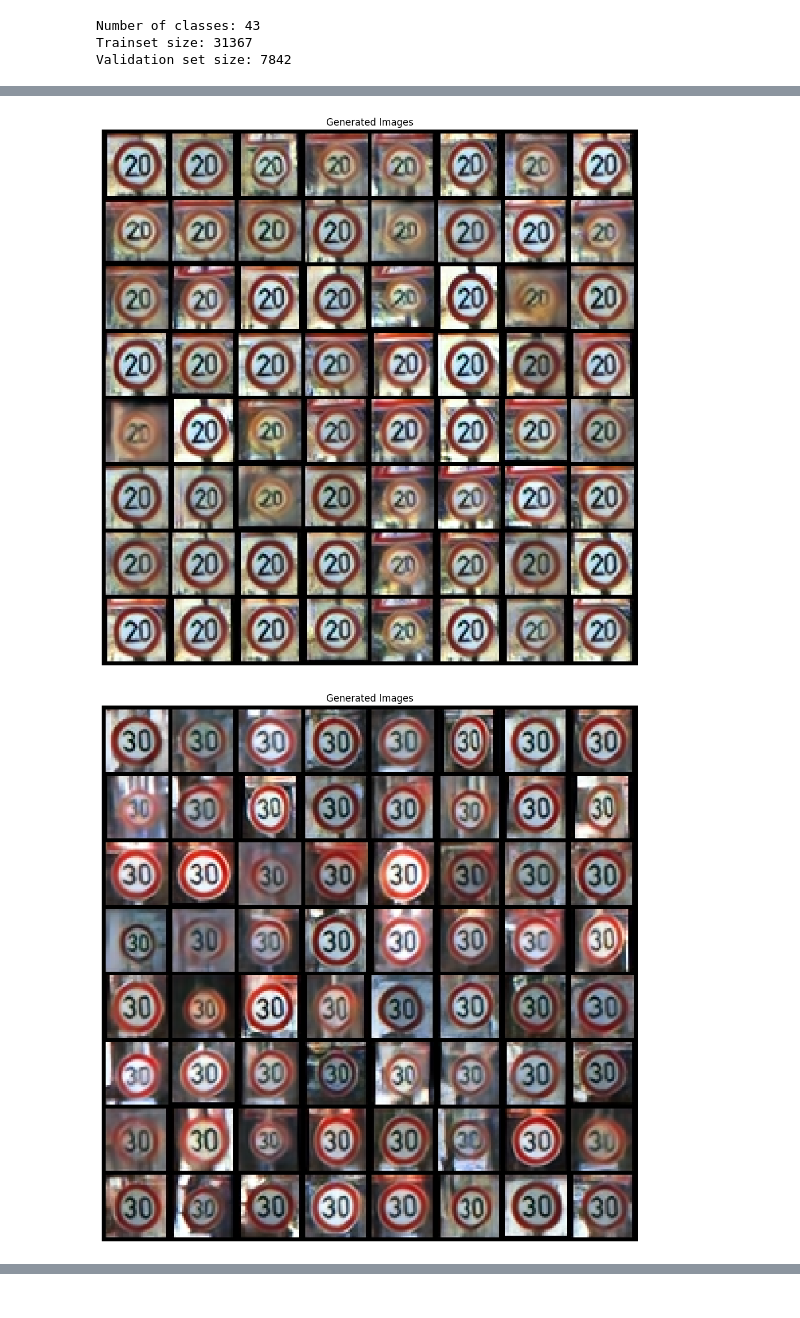
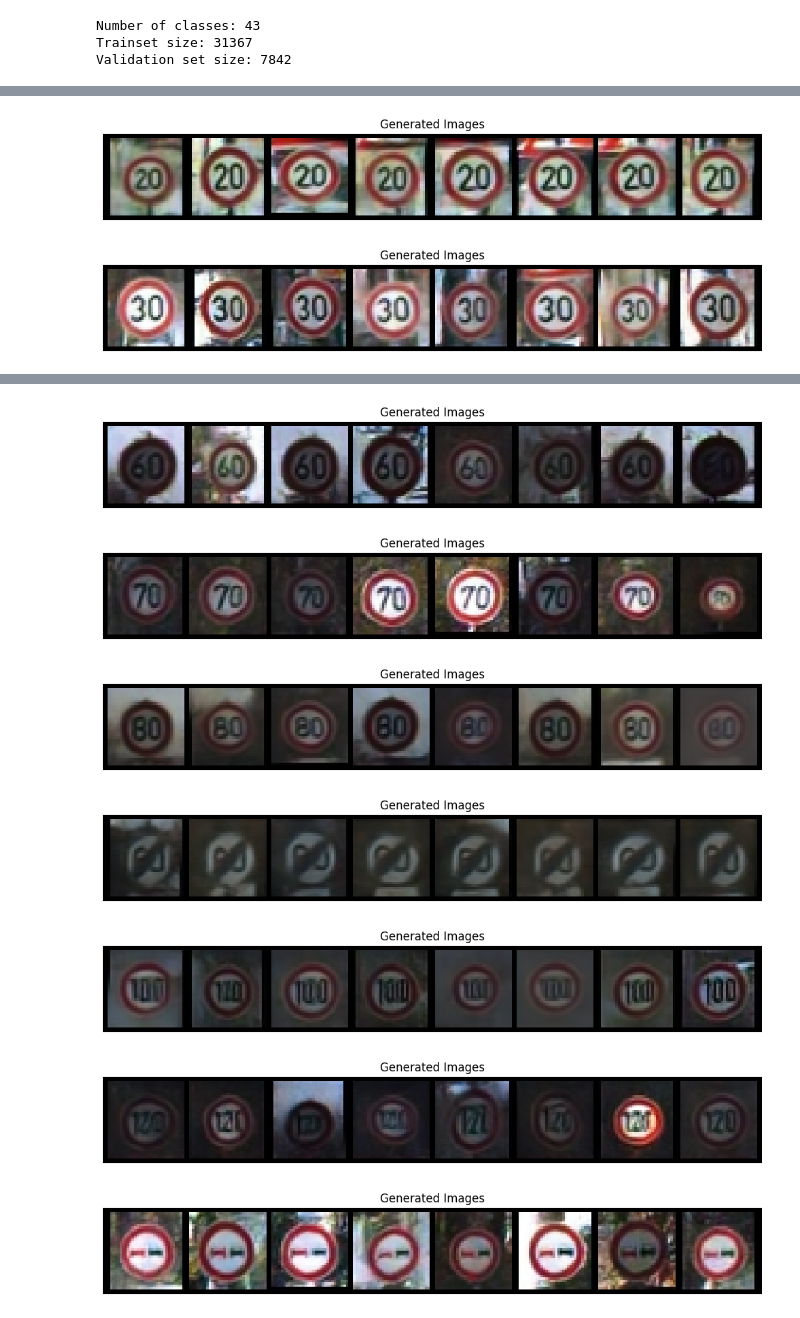
Before and after one commit to SebastianBoteroLeonik/SSNE_miniprojekt4, a Jupyter notebook: sroda_BoteroLeonikSebastian_JedrychAdrian.ipynb, the cells around one changed output, grey strips where cells are left out. Cells and saved outputs as stored; diff of their text form; code cells hidden in the pictures.

```diff
--- a/sroda_BoteroLeonikSebastian_JedrychAdrian.ipynb
+++ b/sroda_BoteroLeonikSebastian_JedrychAdrian.ipynb
@@ -263,16 +284,16 @@ def corrupt(x, amount):
     amount = amount.view(-1, 1, 1, 1) # Sort shape so broadcasting works
     return x*(1-amount) + noise*amount
 # %%
-# 1. Initialize Network and Optimizer
 net = ImprovedUNet(num_classes=num_classes).to(device)
+# net = net.to(memory_format=torch.channels_last)
+# net = torch.compile(net)
 loss_fn = nn.MSELoss()
 
-# We can use a slightly higher max learning rate because the scheduler warms up safely
-max_lr = 5e-4
+max_lr = 2e-3
+# opt = torch.optim.AdamW(net.parameters(), lr=max_lr, weight_decay=1e-4, fused=True)
 opt = torch.optim.AdamW(net.parameters(), lr=max_lr, weight_decay=1e-4)
 
-# 2. Define Epochs and Scheduler
-n_epochs = 50  # Reduced from 100
+n_epochs = 50
 total_steps = n_epochs * len(trainloader)
 
 scheduler = torch.optim.lr_scheduler.OneCycleLR(
@@ -285,11 +306,11 @@ scheduler = torch.optim.lr_scheduler.OneCycleLR(
 
 losses = []
 
-# 3. Training Loop
 for epoch in range(n_epochs):
     for x, y in trainloader:
-        opt.zero_grad()
+        opt.zero_grad(set_to_none=True)
 
+        # x = x.to(device, memory_format=torch.channels_last)
         x = x.to(device)
         y = y.to(device)
 
@@ -301,20 +322,19 @@ for epoch in range(n_epochs):
         noise_amount = torch.rand(x.shape[0], device=device)
         noisy_x = corrupt(x, noise_amount)
 
+        # with torch.autocast(device_type='cuda', dtype=torch.bfloat16):
         pred = net(noisy_x, noise_amount, y_train)
         loss = loss_fn(pred, x)
 
         loss.backward()
 
-        # Optional: Clip gradients to add an extra layer of stability
         torch.nn.utils.clip_grad_norm_(net.parameters(), max_norm=1.0)
 
         opt.step()
-        scheduler.step() # Step the scheduler after every batch
+        scheduler.step()
 
         losses.append(loss.item())
 
-    # Monitor current learning rate and loss
     current_lr = scheduler.get_last_lr()[0]
     avg_loss = sum(losses[-len(trainloader):]) / len(trainloader)
     print(f'Epoch {epoch+1}/{n_epochs} | Loss: {avg_loss:.5f} | LR: {current_lr:.6f}')
@@ -414,7 +434,7 @@ def show_images(images):
     images = images.detach().cpu()
     n_samples = images.shape[0]
 
-    nrow = int(n_samples**0.5)
+    nrow = 8
     grid = torchvision.utils.make_grid(images, nrow=nrow).clip(0, 1)
 
     img = to_pil_image(grid)
@@ -438,9 +458,8 @@ def generate_and_show_images(net, class_label, n_steps=40, n_samples=64, cfg_wei
         )
     show_images(images=images)
 # %%
-generate_and_show_images(net, 0)
-generate_and_show_images(net, 1)
-generate_and_show_images(net, 2)
+for class_label in range(num_classes):
+    generate_and_show_images(net, class_label, n_samples=8)
 # %% [output]
-[figure, old version]
+[figure, new version]
-[figure, old version]
+[figure, new version]
@@ -447,0 +467,7 @@ generate_and_show_images(net, 2)
+[figure, added]
+[figure, added]
+[figure, added]
+[figure, added]
+[figure, added]
+[figure, added]
+[figure, added]
```
Also changed, not shown: parts of 11 cells of this notebook.
